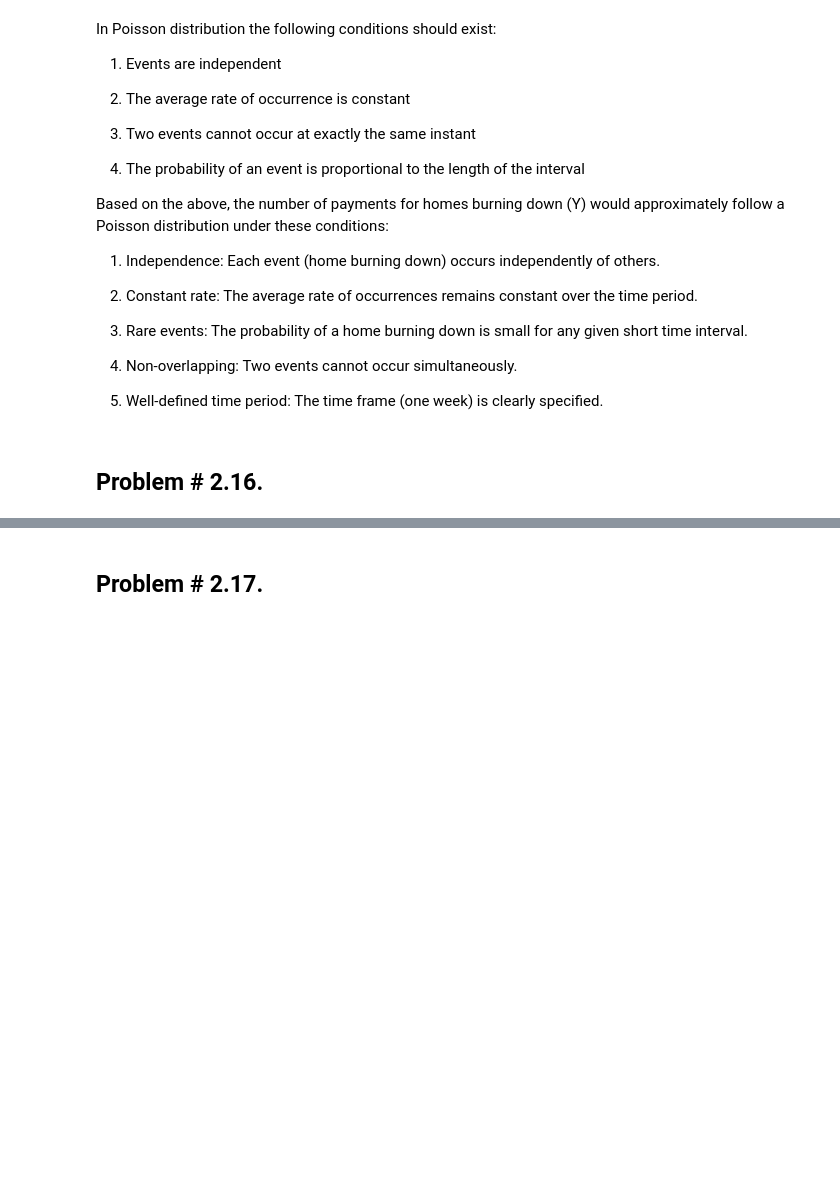
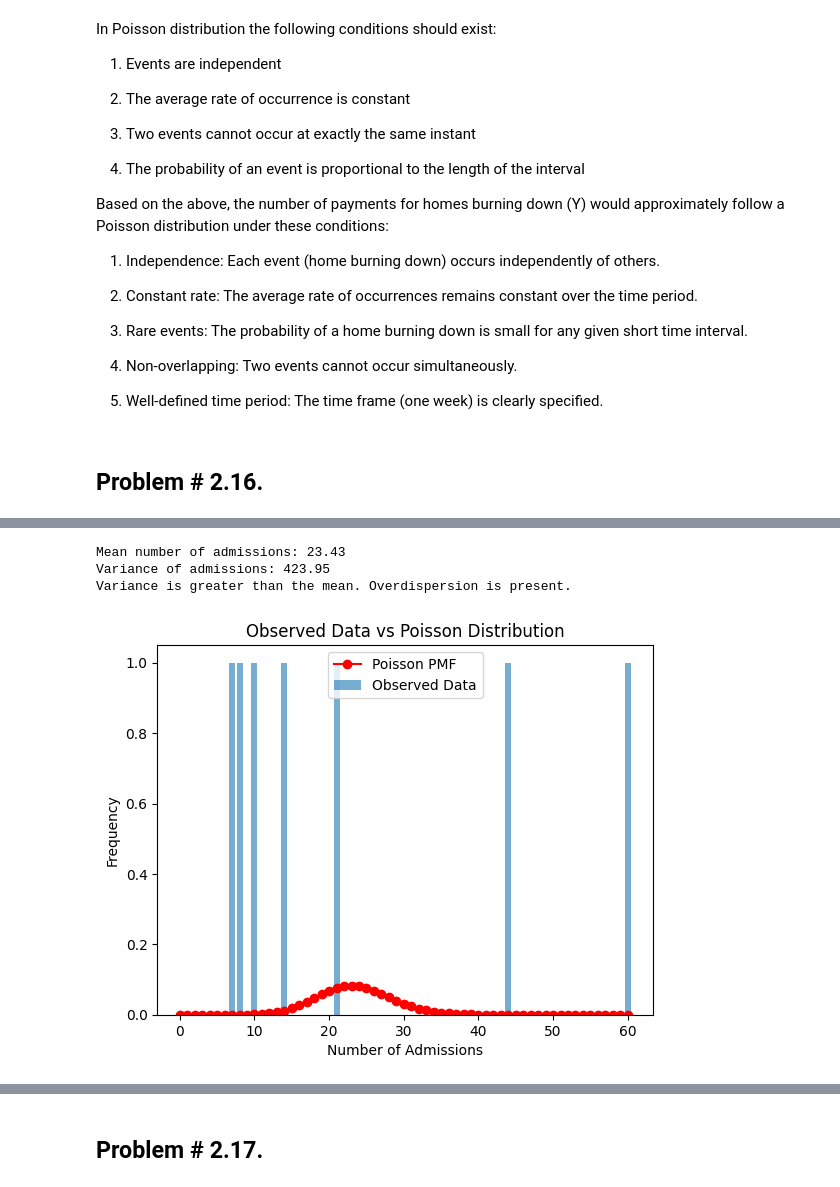
Before and after one commit to Ajmaljalal/AAI_500, a Jupyter notebook: AAI-500_2.1/ajmal-jalal_assignment_2.1.ipynb, the cells around one changed output, grey strips where cells are left out. Cells and saved outputs as stored; diff of their text form; code cells hidden in the pictures; blank space fills up the shorter version.

Commit message:
probability distributions with python

```diff
--- a/AAI-500_2.1/ajmal-jalal_assignment_2.1.ipynb
+++ b/AAI-500_2.1/ajmal-jalal_assignment_2.1.ipynb
@@ -183,0 +188,39 @@ the number of weekly admissions to the hospital for a rare disease? Why?
+# %%
+import numpy as np
+import matplotlib.pyplot as plt
+from scipy.stats import poisson
+
+# Given data for the number of people coming to the emergency room each day from Sunday to Saturday
+observed_data = np.array([10, 8, 14, 7, 21, 44, 60])
+
+# Calculating Mean
+mean_admissions = np.mean(observed_data)
+print(f"Mean number of admissions: {mean_admissions:.2f}")
+
+# Calculating Variance
+variance_admissions = np.var(observed_data, ddof=1) # Using sample variance
+print(f"Variance of admissions: {variance_admissions:.2f}")
+
+# Comparing Mean and Variance
+if variance_admissions > mean_admissions:
+    print("Variance is greater than the mean. Overdispersion is present.")
+else:
+    print("Variance is approximately equal to the mean. Poisson distribution may be adequate.")
+
+# Plotting the data and the Poisson distribution
+unique, counts = np.unique(observed_data, return_counts=True)
+
+plt.bar(unique, counts, alpha=0.6, label='Observed Data')
+x = np.arange(0, max(observed_data)+1)
+poisson_pmf = poisson.pmf(x, mean_admissions)
+plt.plot(x, poisson_pmf, 'ro-', label='Poisson PMF')
+plt.xlabel('Number of Admissions')
+plt.ylabel('Frequency')
+plt.title('Observed Data vs Poisson Distribution')
+plt.legend()
+plt.show()
+# %% [output]
+Mean number of admissions: 23.43
+Variance of admissions: 423.95
+Variance is greater than the mean. Overdispersion is present.
+[figure, added]
```
Also changed, not shown: parts of 38 cells of this notebook, 2 other files.
